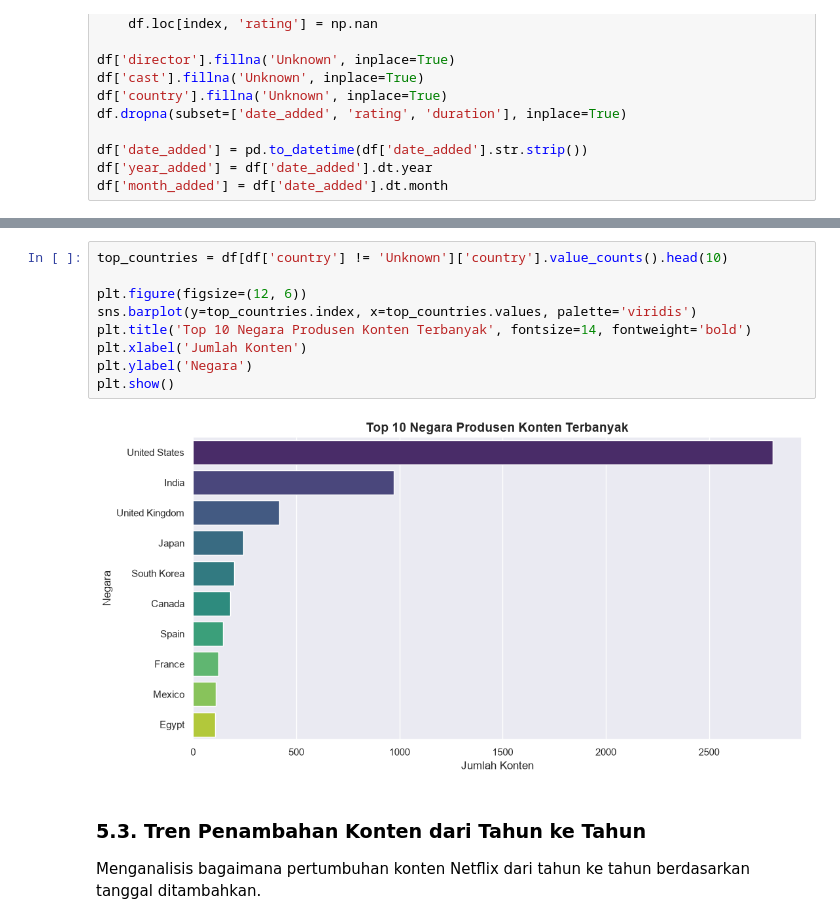
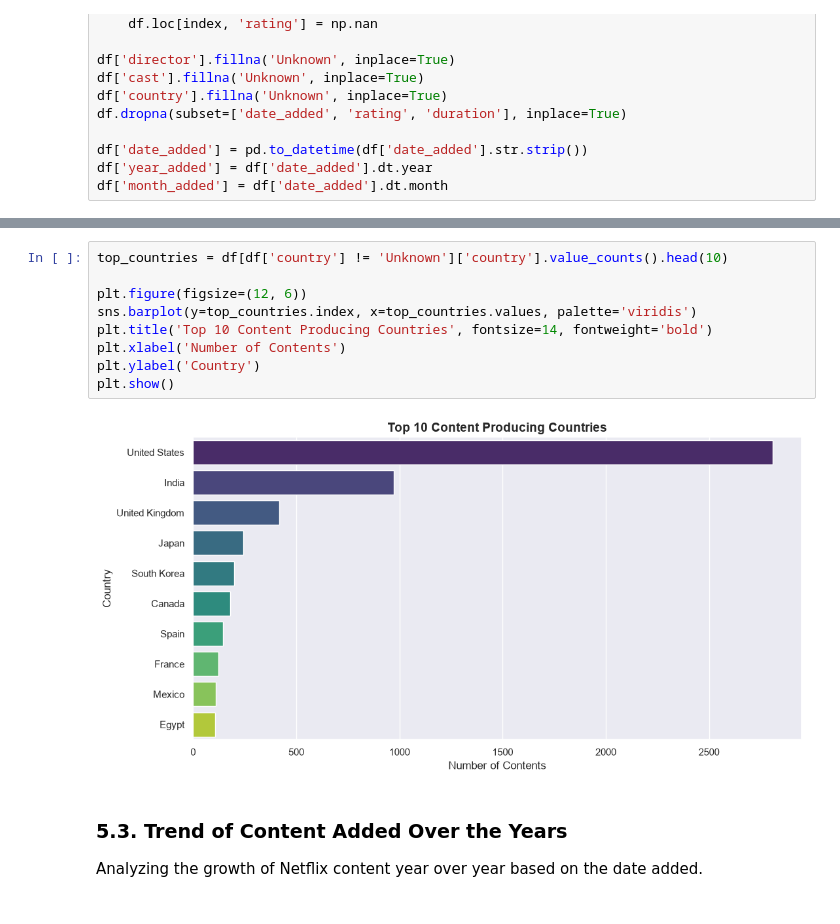
Before and after one commit to NumiKun/Netflix-Movies-and-Series-Data-Analyze, a Jupyter notebook: Analysis/Netflix_Data_Analysis.ipynb, the cells around one changed output, grey strips where cells are left out. Cells and saved outputs as stored; diff of their text form.

```diff
--- a/Analysis/Netflix_Data_Analysis.ipynb
+++ b/Analysis/Netflix_Data_Analysis.ipynb
@@ -112,18 +112,18 @@ Mengetahui negara mana yang paling banyak memproduksi konten di Netflix.
 # %%
 top_countries = df[df['country'] != 'Unknown']['country'].value_counts().head(10)
 
 plt.figure(figsize=(12, 6))
 sns.barplot(y=top_countries.index, x=top_countries.values, palette='viridis')
-plt.title('Top 10 Negara Produsen Konten Terbanyak', fontsize=14, fontweight='bold')
-plt.xlabel('Jumlah Konten')
-plt.ylabel('Negara')
+plt.title('Top 10 Content Producing Countries', fontsize=14, fontweight='bold')
+plt.xlabel('Number of Contents')
+plt.ylabel('Country')
 plt.show()
 # %% [output]
-[figure, old version]
+[figure, new version]
-# %% [markdown]
-### 5.3. Tren Penambahan Konten dari Tahun ke Tahun
-
-Menganalisis bagaimana pertumbuhan konten Netflix dari tahun ke tahun berdasarkan tanggal ditambahkan.
+# %% [markdown]
+### 5.3. Trend of Content Added Over the Years
+
+Analyzing the growth of Netflix content year over year based on the date added.
 # %%
 year_counts = df['year_added'].value_counts().sort_index()
 
```
Also changed, not shown: parts of 20 cells of this notebook.
